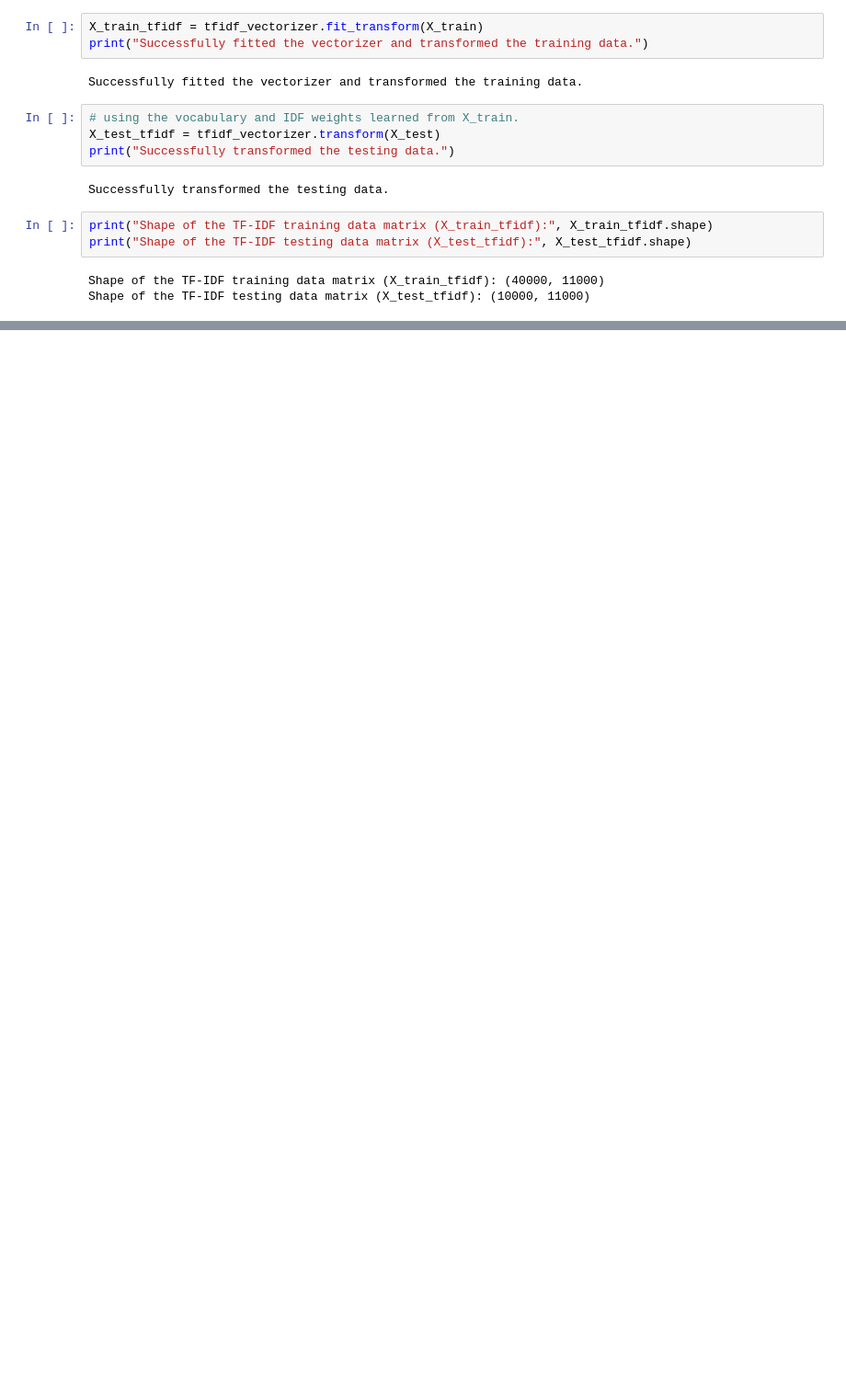
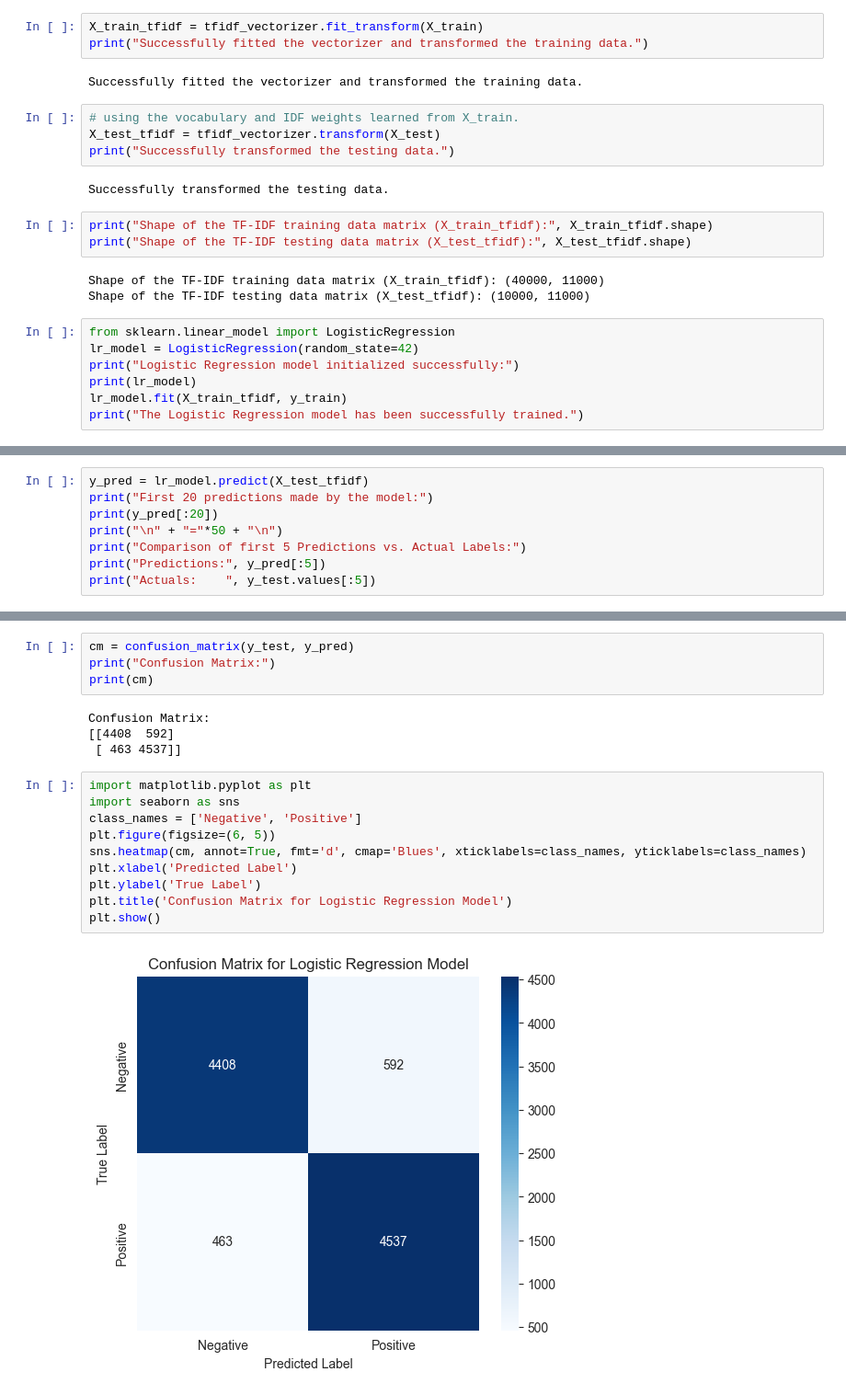
Before and after one commit to Shanksch/sentiment-analysis-project, a Jupyter notebook: notebooks/01-data-exploration-and-cleaning.ipynb, the cells around one changed output, grey strips where cells are left out. Shown at 92% size. Drawn from its saved outputs; the diff is of its cells as text; blank space fills up the shorter version.

```diff
--- a/notebooks/01-data-exploration-and-cleaning.ipynb
+++ b/notebooks/01-data-exploration-and-cleaning.ipynb
@@ -296,3 +296,10 @@ print("Shape of the TF-IDF testing data matrix (X_test_tfidf):", X_test_tfidf.sh
 # %% [output]
 Shape of the TF-IDF training data matrix (X_train_tfidf): (40000, 11000)
 Shape of the TF-IDF testing data matrix (X_test_tfidf): (10000, 11000)
+# %%
+from sklearn.linear_model import LogisticRegression
+lr_model = LogisticRegression(random_state=42)
+print("Logistic Regression model initialized successfully:")
+print(lr_model)
+lr_model.fit(X_train_tfidf, y_train)
+print("The Logistic Regression model has been successfully trained.")
@@ -298,0 +310,8 @@ Shape of the TF-IDF testing data matrix (X_test_tfidf): (10000, 11000)
+# %%
+y_pred = lr_model.predict(X_test_tfidf)
+print("First 20 predictions made by the model:")
+print(y_pred[:20])
+print("\n" + "="*50 + "\n")
+print("Comparison of first 5 Predictions vs. Actual Labels:")
+print("Predictions:", y_pred[:5])
+print("Actuals:    ", y_test.values[:5])
@@ -298,0 +344,20 @@ Shape of the TF-IDF testing data matrix (X_test_tfidf): (10000, 11000)
+# %%
+cm = confusion_matrix(y_test, y_pred)
+print("Confusion Matrix:")
+print(cm)
+# %% [output]
+Confusion Matrix:
+[[4408  592]
+ [ 463 4537]]
+# %%
+import matplotlib.pyplot as plt
+import seaborn as sns
+class_names = ['Negative', 'Positive']
+plt.figure(figsize=(6, 5))
+sns.heatmap(cm, annot=True, fmt='d', cmap='Blues', xticklabels=class_names, yticklabels=class_names)
+plt.xlabel('Predicted Label')
+plt.ylabel('True Label')
+plt.title('Confusion Matrix for Logistic Regression Model')
+plt.show()
+# %% [output]
+[figure, added]
```
Also changed, not shown: parts of 18 cells of this notebook, 4 other files.
